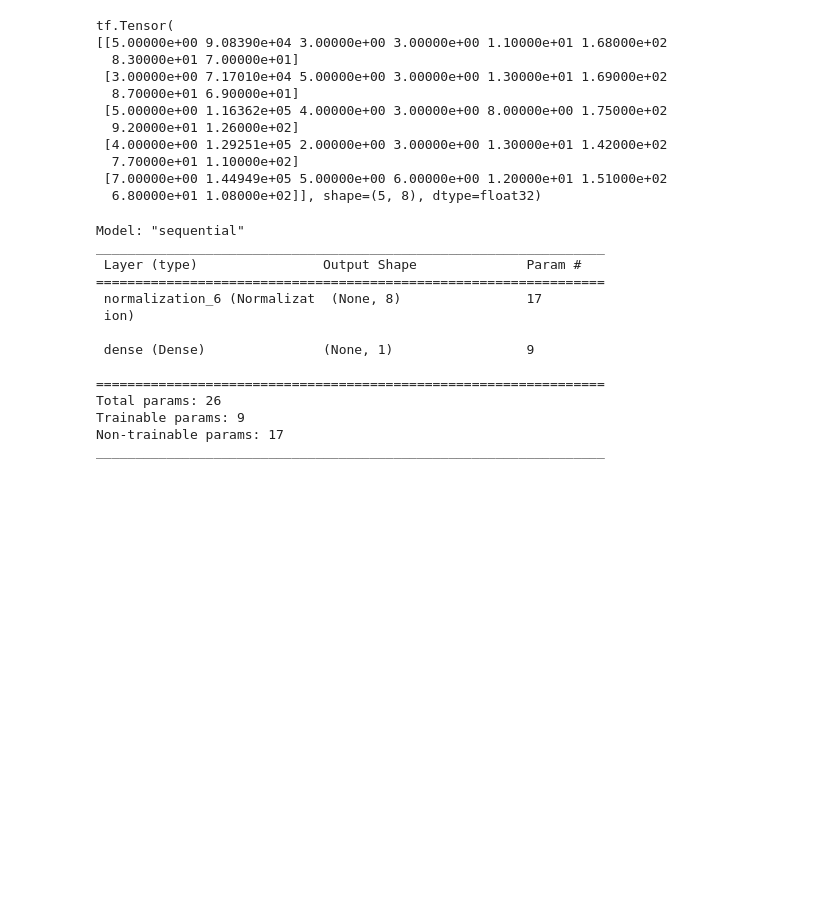
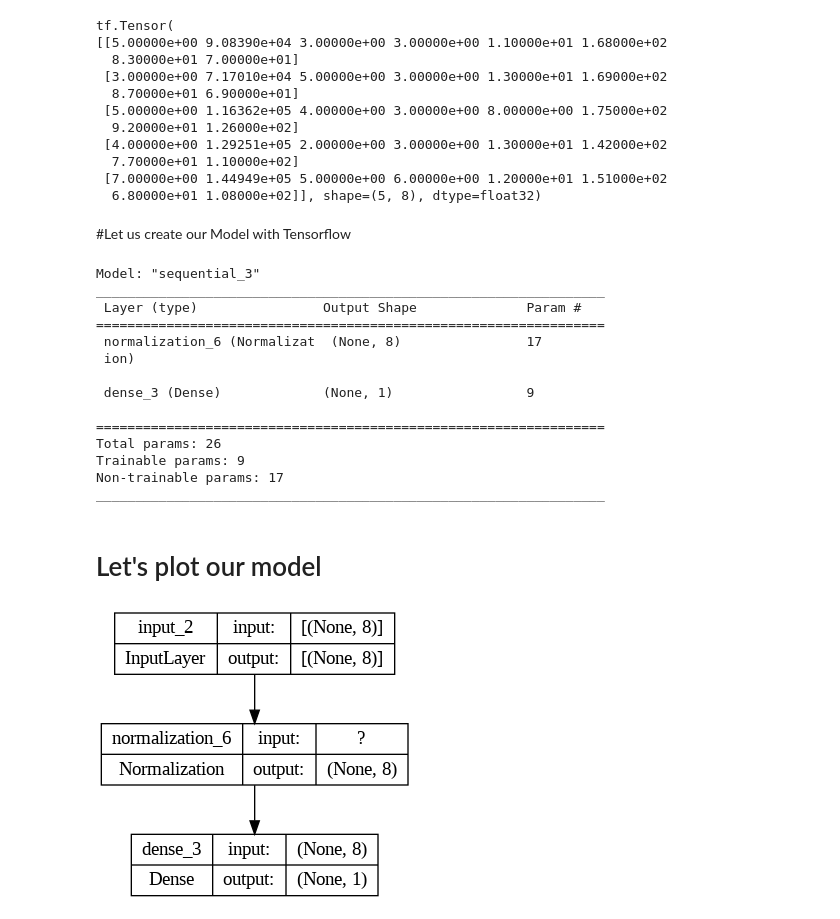
Before and after one commit to ugbana1/Predicting-Used-Car-Prices, a Jupyter notebook: Predicting_Used_Car.ipynb, the cells around one changed output. Drawn from its saved outputs; the diff is of its cells as text; code cells hidden in the pictures; blank space fills up the shorter version.

```diff
--- a/Predicting_Used_Car.ipynb
+++ b/Predicting_Used_Car.ipynb
@@ -152,23 +130,33 @@ tf.Tensor(
   7.70000e+01 1.10000e+02]
  [7.00000e+00 1.44949e+05 5.00000e+00 6.00000e+00 1.20000e+01 1.51000e+02
   6.80000e+01 1.08000e+02]], shape=(5, 8), dtype=float32)
+# %% [markdown]
+#Let us create our Model with Tensorflow
 # %%
-model=tf.keras.Sequential([normalizer,
+model=tf.keras.Sequential([
+                          InputLayer(input_shape=(8,)),
+                          normalizer,
                            Dense(1)
                            ])
 model.summary()
 # %% [output]
-Model: "sequential"
+Model: "sequential_3"
 _________________________________________________________________
  Layer (type)                Output Shape              Param #
 =================================================================
  normalization_6 (Normalizat  (None, 8)                17
  ion)
 
- dense (Dense)               (None, 1)                 9
+ dense_3 (Dense)             (None, 1)                 9
 
 =================================================================
 Total params: 26
 Trainable params: 9
 Non-trainable params: 17
 _________________________________________________________________
+# %% [markdown]
+# Let's plot our model
+# %%
+tf.keras.utils.plot_model(model,to_file="model.png",show_shapes=True)
+# %% [output]
+[figure, added]
```
Also changed, not shown: parts of 3 cells of this notebook.
